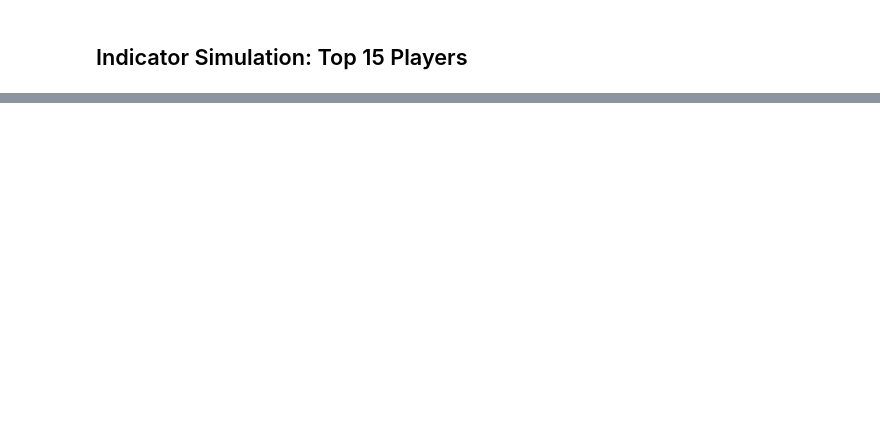
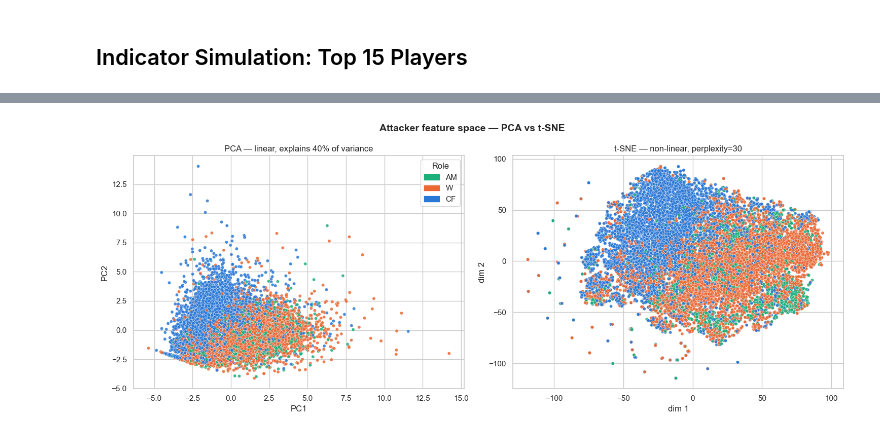
Before and after one commit to Alejandro-131004/hidden-gems, a Jupyter notebook: project/demo_dashboard1.ipynb, the cells around one changed output, grey strips where cells are left out. Drawn from its saved outputs; the diff is of its cells as text; code cells hidden in the pictures; blank space fills up the shorter version.

```diff
--- a/project/demo_dashboard1.ipynb
+++ b/project/demo_dashboard1.ipynb
@@ -369,0 +236,8 @@ TODO:
+# %%
+# all attackers (AM / Winger / Striker) — no preemptive filtering
+players["Pos"]  = players["Position"].map(lambda p: "NA" if pd.isna(p) else str(p).split(",")[0].strip())
+players["Role"] = players["Pos"].map(lambda p: ROLE.get(p, "MID"))
+
+attackers = players[players["Role"].isin(["AM", "W", "CF"])].copy().reset_index(drop=True)
+print(f"{len(attackers)} attackers  {attackers['Role'].value_counts().to_dict()}")
+attackers.head()
@@ -369,0 +253,45 @@ TODO:
+# %%
+from sklearn.preprocessing import StandardScaler
+from sklearn.decomposition import PCA
+from sklearn.manifold import TSNE
+from matplotlib.patches import Patch
+
+# feature space = the research-backed attacking indicators
+FEATURES = ["Goals per 90","xG per 90","Shots per 90","Assists per 90","xA per 90",
+    "Through passes per 90","Dribbles per 90","Successful dribbles, %","Progressive runs per 90",
+    "Key passes per 90","Passes per 90","Accurate passes, %","Fouls suffered per 90","Minutes played"]
+FEATURES = [c for c in FEATURES if c in attackers.columns]
+
+# numeric -> impute missing with column median -> standardize (both methods need equal scales)
+X  = attackers[FEATURES].apply(pd.to_numeric, errors="coerce")
+X  = X.fillna(X.median())
+Xs = StandardScaler().fit_transform(X)
+
+# perplexity must stay below the sample size; scale it to the group
+perp = min(30, max(5, (len(attackers) - 1) // 3))
+
+pca     = PCA(n_components=2, random_state=0).fit(Xs)
+pca_xy  = pca.transform(Xs)
+tsne_xy = TSNE(n_components=2, perplexity=perp, init="pca",
+               random_state=43).fit_transform(Xs)
+
+ROLE_COLORS = {"AM": "#1baf7a", "W": "#eb6834", "CF": "#2a78d6"}
+c = attackers["Role"].map(ROLE_COLORS)
+
+fig, ax = plt.subplots(1, 2, figsize=(15, 6))
+fig.suptitle("Attacker feature space — PCA vs t-SNE", fontsize=14, weight="bold")
+
+ax[0].scatter(pca_xy[:, 0], pca_xy[:, 1], c=c, s=20, alpha=0.85, edgecolor="white", linewidth=0.3)
+ax[0].set_title(f"PCA — linear, explains {pca.explained_variance_ratio_.sum():.0%} of variance")
+ax[0].set_xlabel("PC1"); ax[0].set_ylabel("PC2")
+
+ax[1].scatter(tsne_xy[:, 0], tsne_xy[:, 1], c=c, s=20, alpha=0.85, edgecolor="white", linewidth=0.3)
+ax[1].set_title(f"t-SNE — non-linear, perplexity={perp}")
+ax[1].set_xlabel("dim 1"); ax[1].set_ylabel("dim 2")
+
+ax[0].legend(handles=[Patch(color=col, label=r) for r, col in ROLE_COLORS.items()],
+             title="Role", loc="best")
+plt.tight_layout()
+plt.show()
+# %% [output]
+[figure, added]
```
Also changed, not shown: parts of 18 cells of this notebook, 6 other files.
